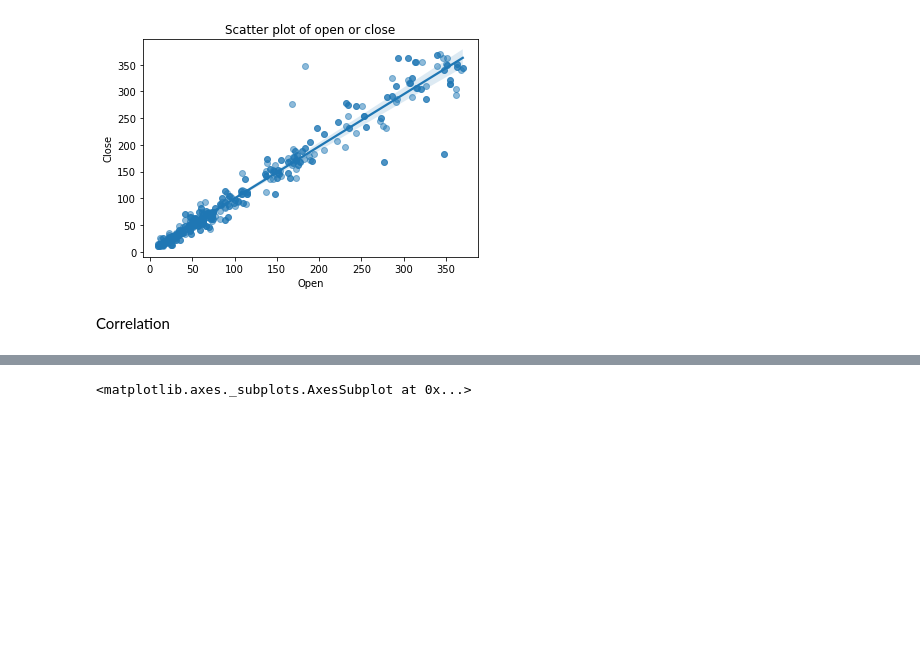
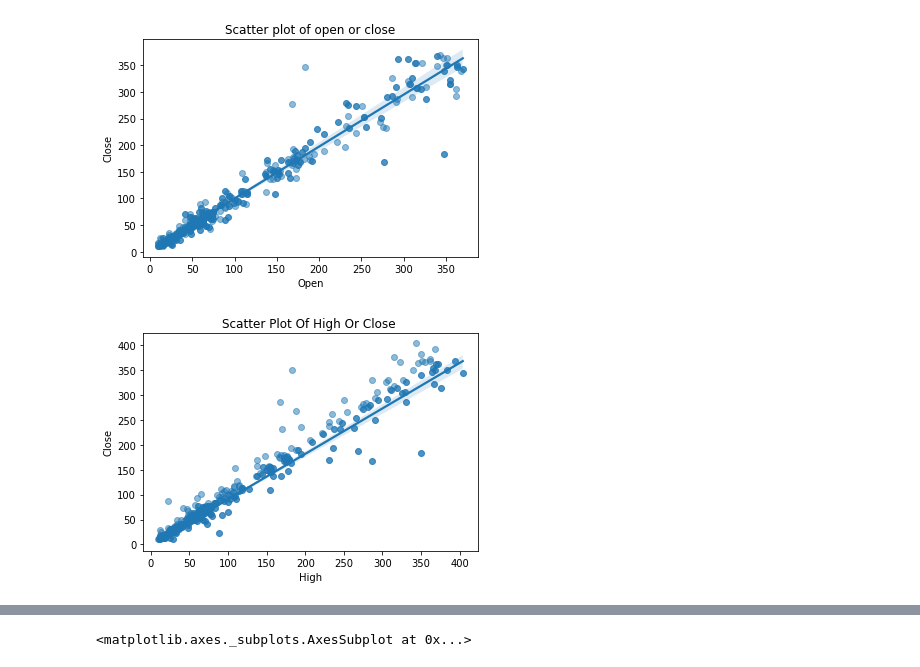
Before and after one commit to GauravBhakte/Yes-Bank-Stock-Closing-Price-Prediction, a Jupyter notebook: Capstone_Project_2.ipynb, the cells around one changed output, grey strips where cells are left out. Drawn from its saved outputs; the diff is of its cells as text; code cells hidden in the pictures; blank space fills up the shorter version.

```diff
--- a/Capstone_Project_2.ipynb
+++ b/Capstone_Project_2.ipynb
@@ -231,5 +252,12 @@ sns.regplot(x='Open',y='Close',data=Data)
 plt.show()
 # %% [output]
 [figure]
-# %% [markdown]
-Correlation
+# %%
+plt.scatter(Data['Close'], Data['High'], alpha=0.5)
+plt.title('Scatter Plot Of High Or Close ')
+plt.xlabel('Open')
+plt.ylabel('Class')
+sns.regplot(x ='High', y = 'Close', data= Data)
+plt.show()
+# %% [output]
+[figure, added]
```
Also changed, not shown: parts of 86 cells of this notebook.
